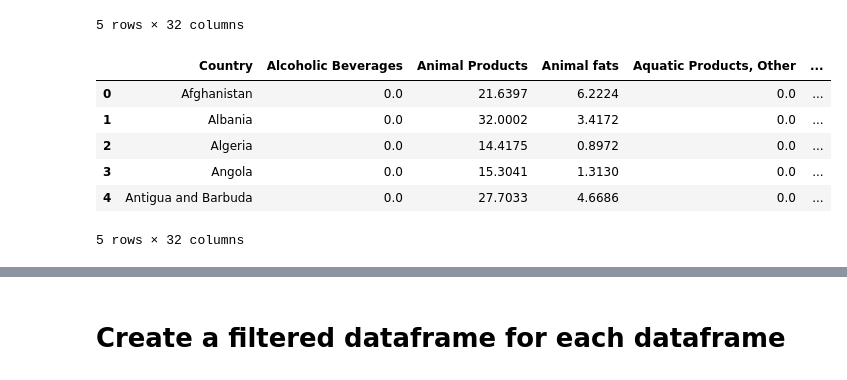
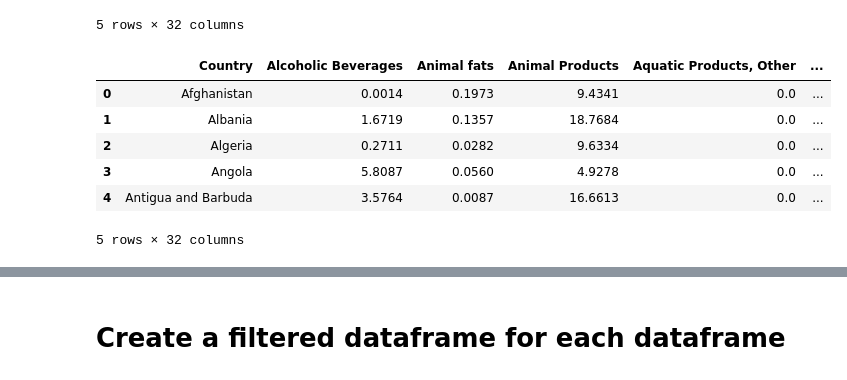
Before and after one commit to Danacw/ETL-Project, a Jupyter notebook: Covid_19_Diet.ipynb, the cells around one changed output, grey strips where cells are left out. Saved outputs shown, nothing was run; the diff lists cells and outputs as text; code cells hidden in the pictures.

```diff
--- a/Covid_19_Diet.ipynb
+++ b/Covid_19_Diet.ipynb
@@ -17,16 +17,16 @@ Fat_Supply_Quantity_df.head()
 | 4 | Antigua and Barbuda | 0.0 | 27.7033 | 4.6686 | 0.0 | ... |
 5 rows × 32 columns
 # %%
-Food_Supply_Quantity = "Resources/Food_Supply_Quantity_Data.csv"
-Food_Supply_Quantity_df = pd.read_csv(Fat_Supply_Quantity)
+Food_Supply_Quantity = "Resources/Food_Supply_Quantity_kg_Data.csv"
+Food_Supply_Quantity_df = pd.read_csv(Food_Supply_Quantity)
 Food_Supply_Quantity_df.head()
 # %% [output]
-|  | Country | Alcoholic Beverages | Animal Products | Animal fats | Aquatic Products, Other | ... |
-| 0 | Afghanistan | 0.0 | 21.6397 | 6.2224 | 0.0 | ... |
-| 1 | Albania | 0.0 | 32.0002 | 3.4172 | 0.0 | ... |
-| 2 | Algeria | 0.0 | 14.4175 | 0.8972 | 0.0 | ... |
-| 3 | Angola | 0.0 | 15.3041 | 1.3130 | 0.0 | ... |
-| 4 | Antigua and Barbuda | 0.0 | 27.7033 | 4.6686 | 0.0 | ... |
+|  | Country | Alcoholic Beverages | Animal fats | Animal Products | Aquatic Products, Other | ... |
+| 0 | Afghanistan | 0.0014 | 0.1973 | 9.4341 | 0.0 | ... |
+| 1 | Albania | 1.6719 | 0.1357 | 18.7684 | 0.0 | ... |
+| 2 | Algeria | 0.2711 | 0.0282 | 9.6334 | 0.0 | ... |
+| 3 | Angola | 5.8087 | 0.0560 | 4.9278 | 0.0 | ... |
+| 4 | Antigua and Barbuda | 3.5764 | 0.0087 | 16.6613 | 0.0 | ... |
 5 rows × 32 columns
 # %%
 Food_Supply_Kcal = "Resources/Food_Supply_kcal_Data.csv"
```
Also changed, not shown: parts of 13 cells of this notebook, 3 other files.
